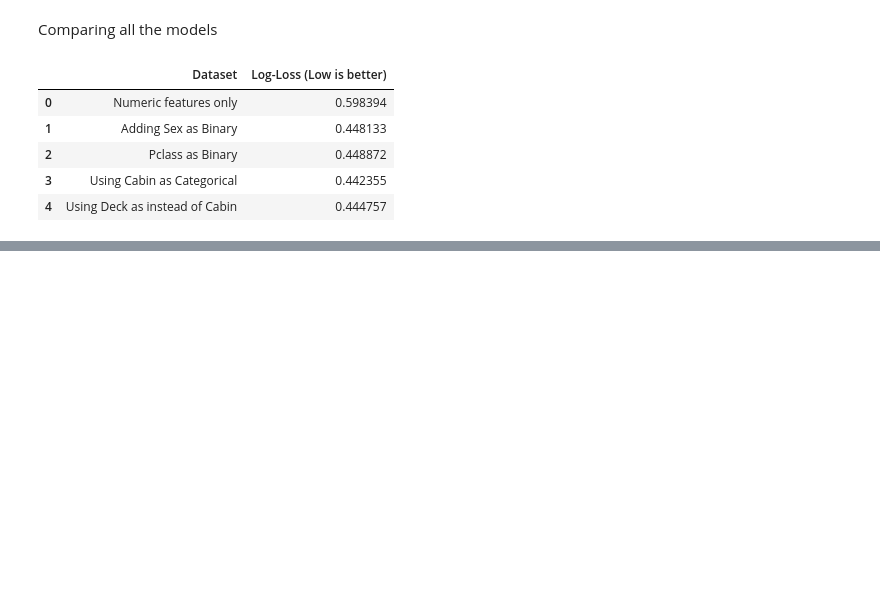
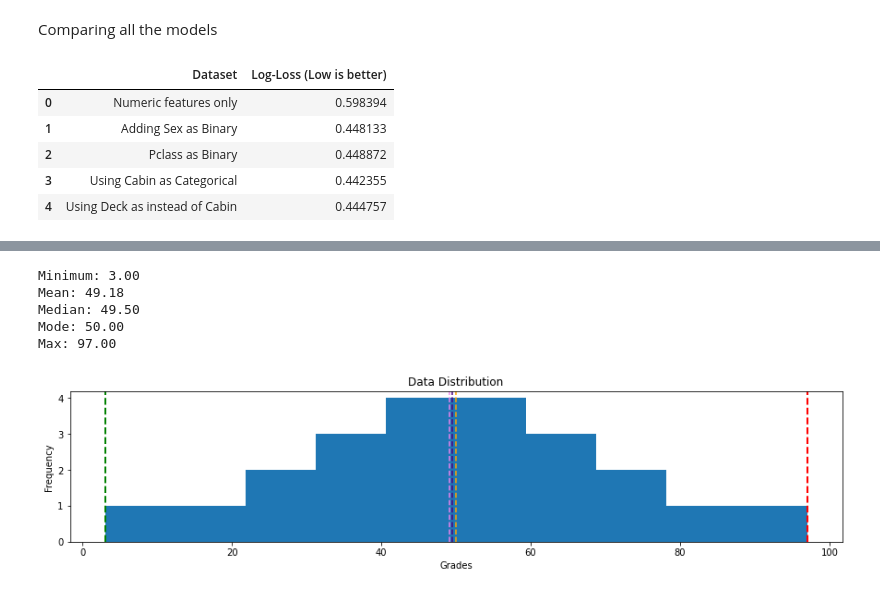
Before and after one commit to arun-jathari/data-science-, a Jupyter notebook: python cheatsheet.ipynb, the cells around one changed output, grey strips where cells are left out. Drawn from its saved outputs; the diff is of its cells as text; code cells hidden in the pictures; blank space fills up the shorter version.

```diff
--- a/python cheatsheet.ipynb
+++ b/python cheatsheet.ipynb
@@ -346,0 +445,33 @@ pd.DataFrame(list,columns=['Dataset','Log-Loss (Low is better)'])
+# %%
+var_data = df_students.Grade
+
+min_value = var_data.min()
+mean_value = var_data.mean()
+median_value = var_data.median()
+mode_value = var_data.mode()
+max_value = var_data.max()
+
+print('Minimum: {:.2f}\nMean: {:.2f}\nMedian: {:.2f}\nMode: {:.2f}\nMax: {:.2f}'.format(\
+    min_value,mean_value,median_value,mode_value[0],max_value))
+
+fig = plt.figure(figsize=(15,3))
+
+plt.hist(var_data)
+
+plt.title('Data Distribution')
+plt.xlabel('Grades')
+plt.ylabel('Frequency')
+plt.axvline(mean_value,color='Violet',linestyle='--',linewidth=1.5)
+plt.axvline(median_value,color='Indigo',linestyle='--',linewidth=1.5)
+plt.axvline(mode_value[0],color='Orange',linestyle='--',linewidth=1.5)
+plt.axvline(min_value,color='Green',linestyle='--',linewidth=2)
+plt.axvline(max_value,color='Red',linestyle='--',linewidth=2)
+
+plt.show()
+# %% [output]
+Minimum: 3.00
+Mean: 49.18
+Median: 49.50
+Mode: 50.00
+Max: 97.00
+[figure, added]
```
Also changed, not shown: parts of 43 cells of this notebook, 3 other files.
